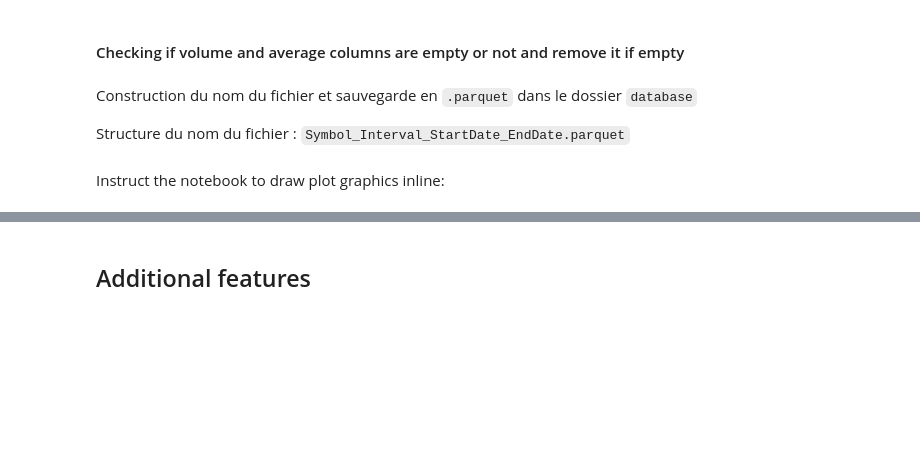
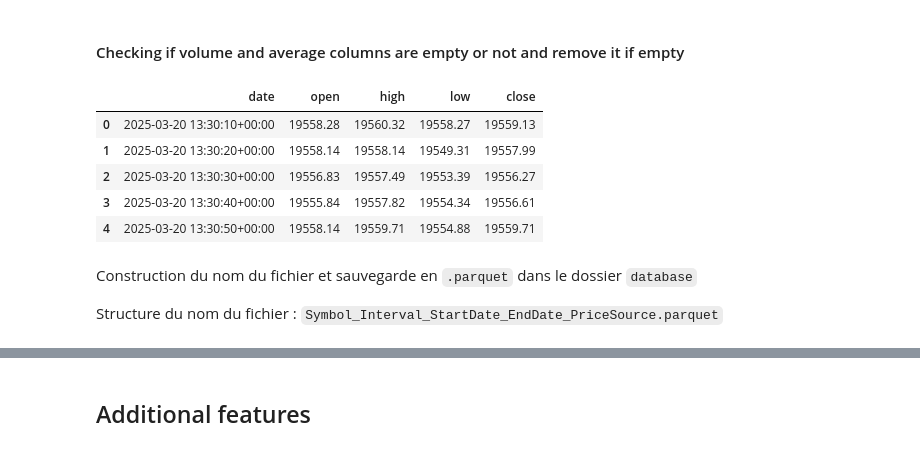
Before and after one commit to FinTechCpp/fast-backtest-app, a Jupyter notebook: Notebooks/IBKR_API.ipynb, the cells around one changed output, grey strips where cells are left out. Cells and saved outputs as stored; diff of their text form; code cells hidden in the pictures; blank space fills up the shorter version.

```diff
--- a/Notebooks/IBKR_API.ipynb
+++ b/Notebooks/IBKR_API.ipynb
@@ -217,13 +230,20 @@ Compression possibilities sorted by compression ratio from the lowest to the hig
 # %%
 # Remove the 'volume', 'average', and 'barCount' columns from the DataFrame
 df = df.drop(columns=['volume', 'average', 'barCount'])
 
 # Display the updated DataFrame
-display(df.head(n=30))
+display(df.head())
+# %% [output]
+|  | date | open | high | low | close |
+| 0 | 2025-03-20 13:30:10+00:00 | 19558.28 | 19560.32 | 19558.27 | 19559.13 |
+| 1 | 2025-03-20 13:30:20+00:00 | 19558.14 | 19558.14 | 19549.31 | 19557.99 |
+| 2 | 2025-03-20 13:30:30+00:00 | 19556.83 | 19557.49 | 19553.39 | 19556.27 |
+| 3 | 2025-03-20 13:30:40+00:00 | 19555.84 | 19557.82 | 19554.34 | 19556.61 |
+| 4 | 2025-03-20 13:30:50+00:00 | 19558.14 | 19559.71 | 19554.88 | 19559.71 |
 # %% [markdown]
 Construction du nom du fichier et sauvegarde en `.parquet` dans le dossier `database`
 
-Structure du nom du fichier : `Symbol_Interval_StartDate_EndDate.parquet`
+Structure du nom du fichier : `Symbol_Interval_StartDate_EndDate_PriceSource.parquet`
 # %%
 # Récupérer la devise et l'unité de temps
 symbol = contract.symbol
@@ -251,5 +271,3 @@ print(type(retrieved_df['date'].iloc[0]))
 # Display the first and last rows of the DataFrame
 display(retrieved_df.head())
 display(retrieved_df.tail())
-# %% [markdown]
-Instruct the notebook to draw plot graphics inline:
```
Also changed, not shown: parts of 34 cells of this notebook, 6 other files.
